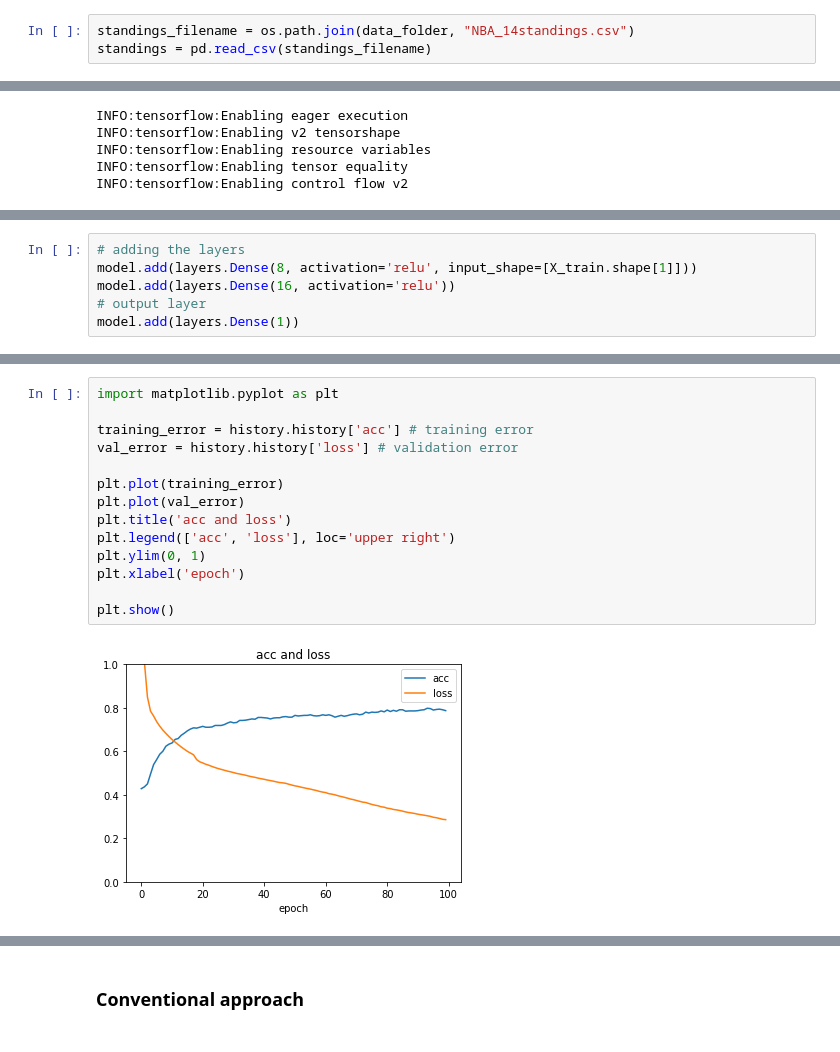
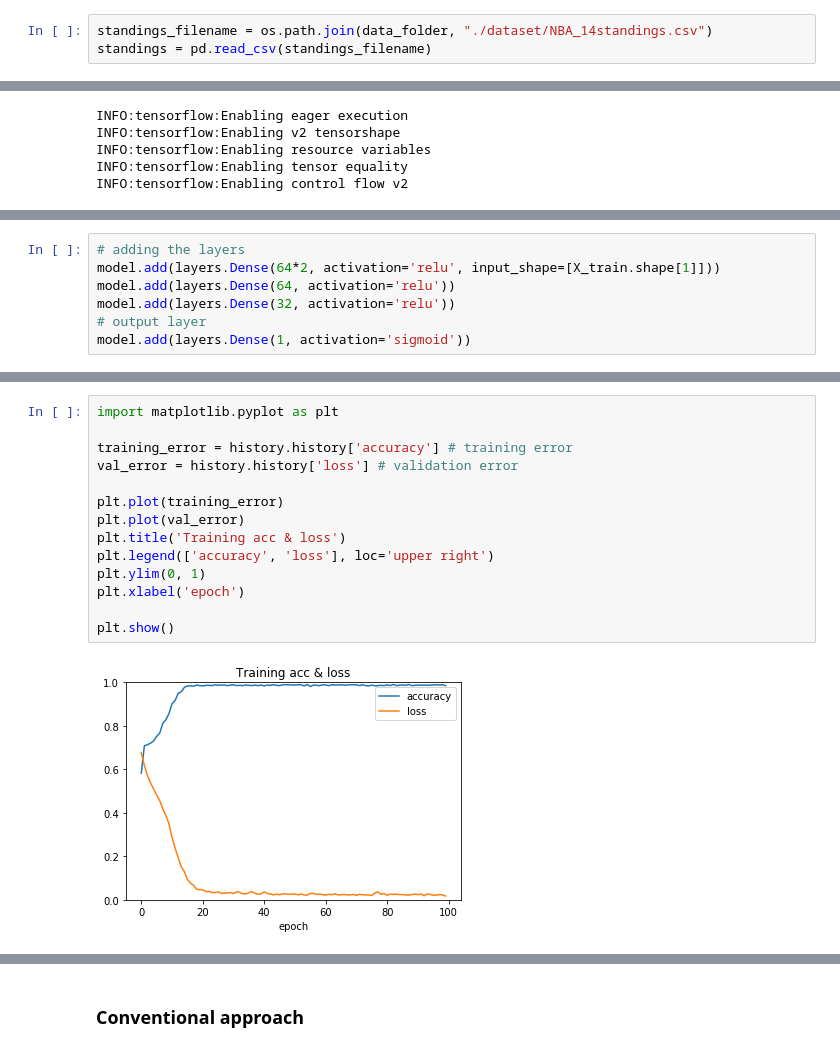
Before and after one commit to dalek7/SKKU_ML_21S, a Jupyter notebook: W13_01_Case_study_NBA.ipynb, the cells around one changed output, grey strips where cells are left out. Drawn from its saved outputs; the diff is of its cells as text.

```diff
--- a/W13_01_Case_study_NBA.ipynb
+++ b/W13_01_Case_study_NBA.ipynb
@@ -77,7 +81,7 @@ We will create a feature that tells us if the home team is generally better than
 # %%
 data_folder = './'
 # %%
-standings_filename = os.path.join(data_folder, "NBA_14standings.csv")
+standings_filename = os.path.join(data_folder, "./dataset/NBA_14standings.csv")
 standings = pd.read_csv(standings_filename)
 # %%
 standings.head(2)
@@ -224,6 +239,7 @@ W0518 11:28:23.904905 139819460454208 deprecation_wrapper.py:119] From /home/hye
 # %%
 # adding the layers
-model.add(layers.Dense(8, activation='relu', input_shape=[X_train.shape[1]]))
-model.add(layers.Dense(16, activation='relu'))
+model.add(layers.Dense(64*2, activation='relu', input_shape=[X_train.shape[1]]))
+model.add(layers.Dense(64, activation='relu'))
+model.add(layers.Dense(32, activation='relu'))
 # output layer
-model.add(layers.Dense(1))
+model.add(layers.Dense(1, activation='sigmoid'))
@@ -281,19 +292,19 @@ Epoch 100/100
 # %%
 import matplotlib.pyplot as plt
 
-training_error = history.history['acc'] # training error
+training_error = history.history['accuracy'] # training error
 val_error = history.history['loss'] # validation error
 
 plt.plot(training_error)
 plt.plot(val_error)
-plt.title('acc and loss')
-plt.legend(['acc', 'loss'], loc='upper right')
+plt.title('Training acc & loss')
+plt.legend(['accuracy', 'loss'], loc='upper right')
 plt.ylim(0, 1)
 plt.xlabel('epoch')
 
 plt.show()
 # %% [output]
-[figure, old version]
+[figure, new version]
 # %%
 score = model.evaluate(X_train, y_train)
 print('train_acc: {}'.format(score[1]))
```
Also changed, not shown: parts of 22 cells of this notebook.
